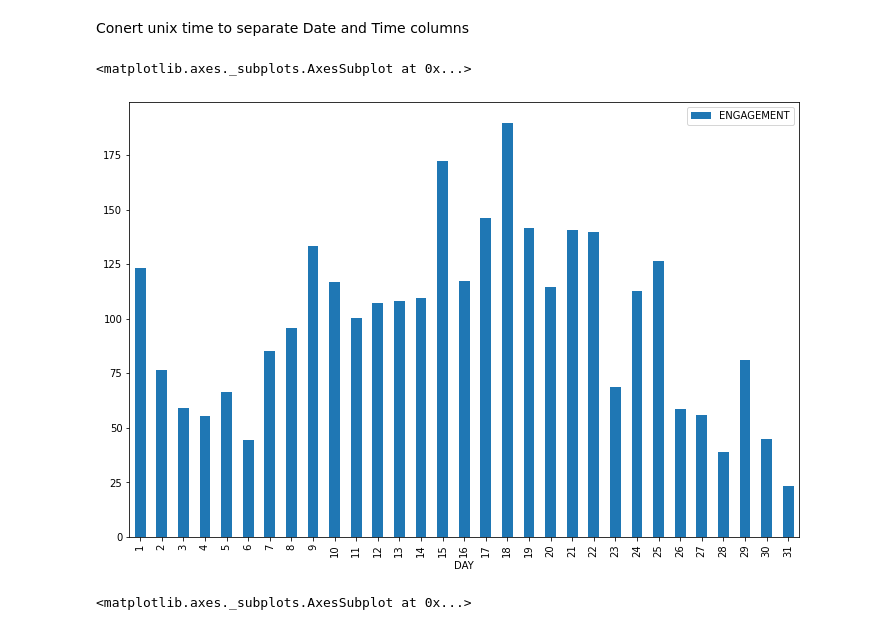
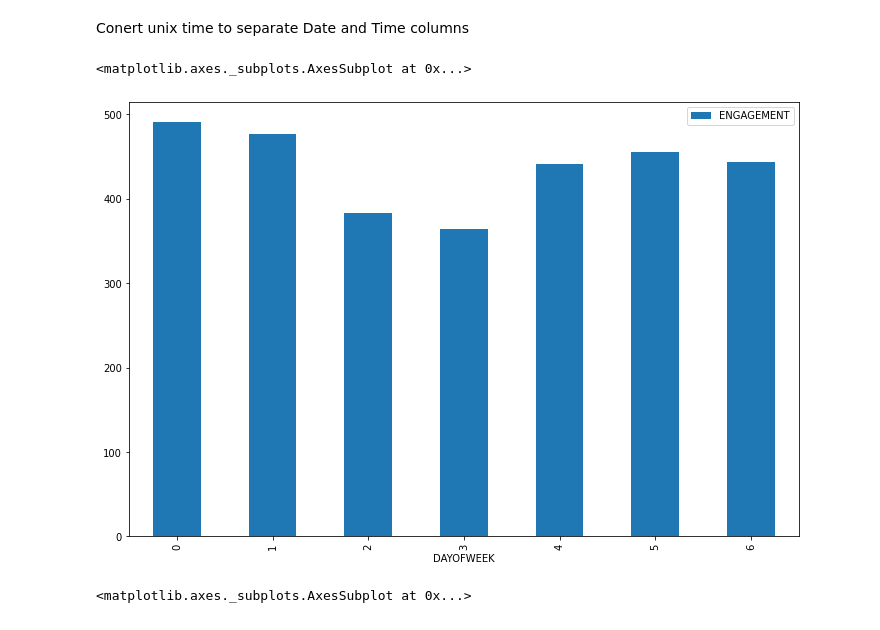
Before and after one commit to Raanank10/Instagram-s-influencers, a Jupyter notebook: Instagram_influencers.ipynb, the cells around one changed output. Saved outputs shown, nothing was run; the diff lists cells and outputs as text; code cells hidden in the pictures.

```diff
--- a/Instagram_influencers.ipynb
+++ b/Instagram_influencers.ipynb
@@ -222,11 +224,11 @@ df['DAYOFWEEK'] = pd.DatetimeIndex(df['DATETIME']).dayofweek
 df['HOUR'] = pd.DatetimeIndex(df['DATETIME']).hour
 df['MINUTE'] = pd.DatetimeIndex(df['DATETIME']).minute
 # %%
-per_DAY = df.groupby(['DAY']).sum()
+per_DAY = df.groupby(['DAYOFWEEK']).sum()
 per_DAY.plot(y=["ENGAGEMENT"], kind="bar",figsize=(12,8))
 # %% [output]
 <matplotlib.axes._subplots.AxesSubplot at 0x...>
-[figure, old version]
+[figure, new version]
 # %%
 per_HOUR = df.groupby(['HOUR']).sum()
 per_HOUR.plot(y=["ENGAGEMENT"], kind="bar",figsize=(12,8))
```
Also changed, not shown: parts of 12 cells of this notebook.
